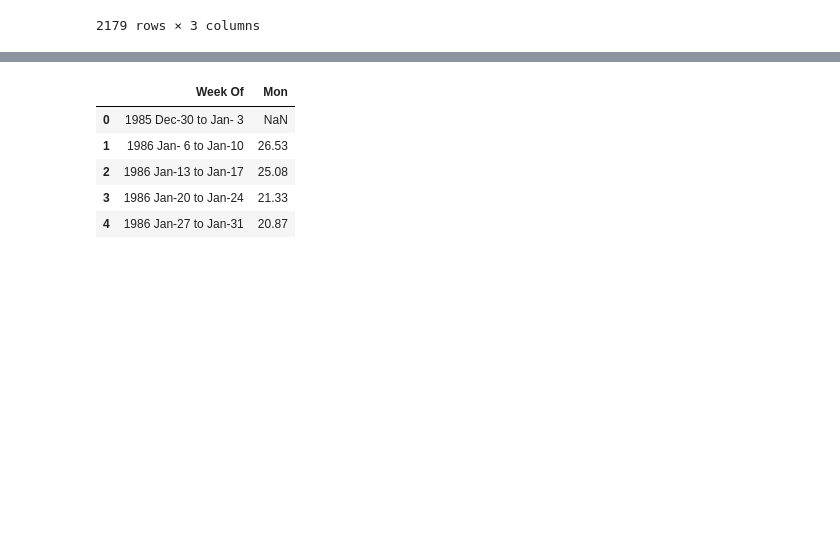
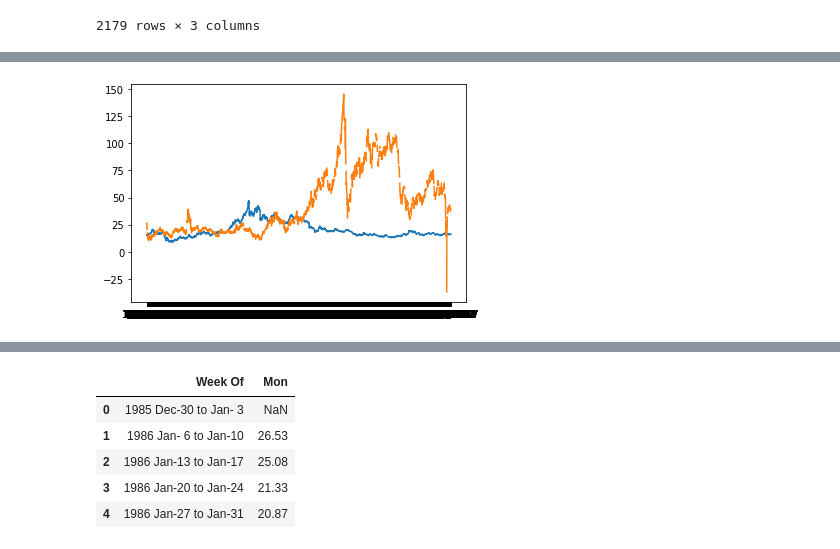
Before and after one commit to Ayomi-tech/Silver-Price-and-Oil-Price-interaction, a Jupyter notebook: New oil price code.ipynb, the cells around one changed output, grey strips where cells are left out. Saved outputs shown, nothing was run; the diff lists cells and outputs as text; code cells hidden in the pictures; blank space fills up the shorter version.

```diff
--- a/New oil price code.ipynb
+++ b/New oil price code.ipynb
@@ -140,0 +174,10 @@ df_2.plot()
+# %%
+x = gld_slv['Date']
+y = gld_slv['SLV']
+y2 = gld_slv ['Mon']
+# %%
+plt.plot(x,y)
+plt.plot(x,y2)
+plt.show()
+# %% [output]
+[figure, added]
```
Also changed, not shown: parts of 10 cells of this notebook.
